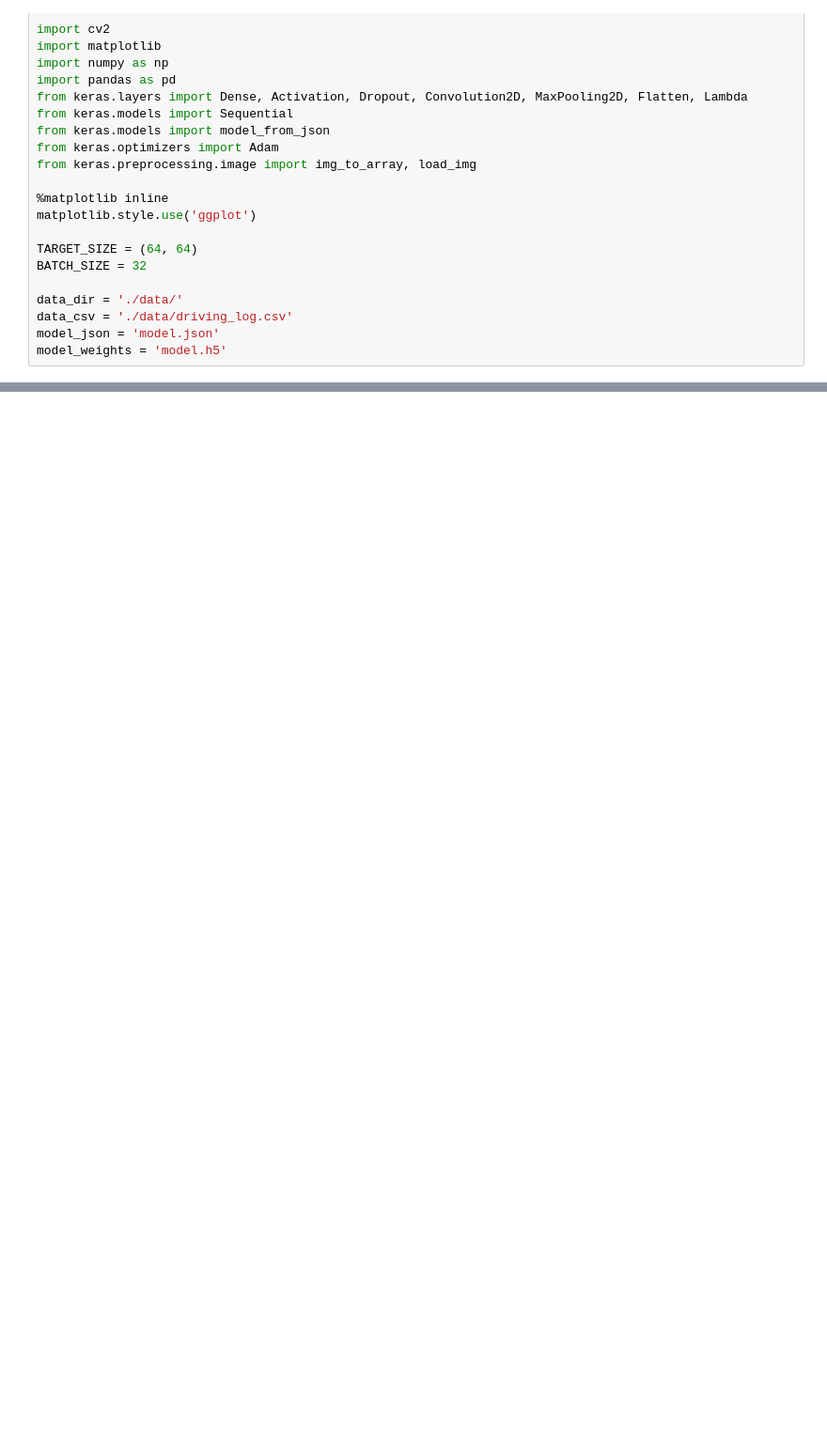
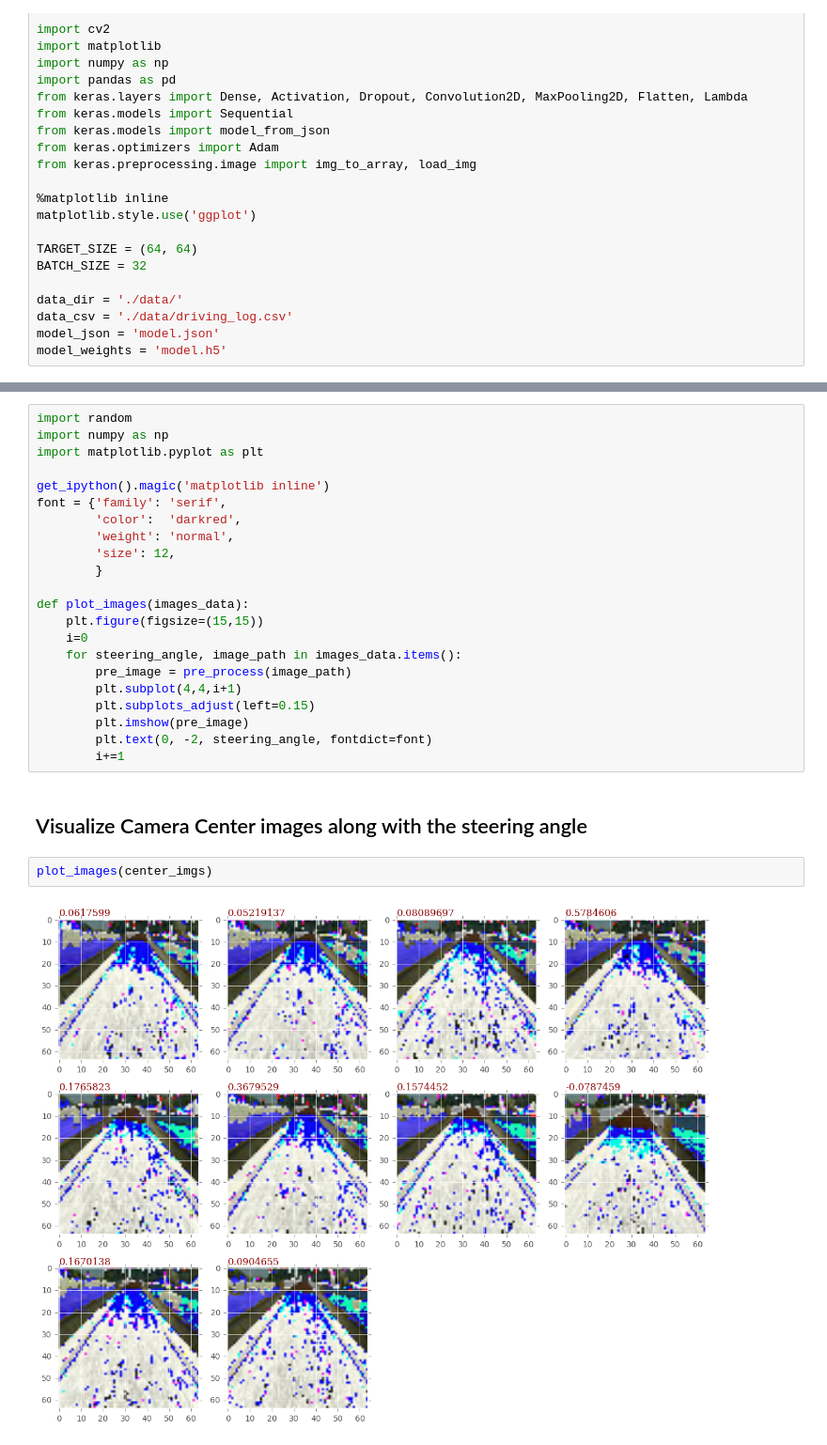
Before and after one commit to a-udacity/Behavioral-cloning-project, a Jupyter notebook: model.ipynb, the cells around one changed output, grey strips where cells are left out. Shown at 94% size. Cells and saved outputs as stored; diff of their text form; blank space fills up the shorter version.

Commit message:
Visualize images along with steering angle after applying pre-processing of images

```diff
--- a/model.ipynb
+++ b/model.ipynb
@@ -48,0 +83,28 @@ def pre_process(X):
+# %%
+import random
+import numpy as np
+import matplotlib.pyplot as plt
+
+get_ipython().magic('matplotlib inline')
+font = {'family': 'serif',
+        'color':  'darkred',
+        'weight': 'normal',
+        'size': 12,
+        }
+
+def plot_images(images_data):
+    plt.figure(figsize=(15,15))
+    i=0
+    for steering_angle, image_path in images_data.items():
+        pre_image = pre_process(image_path)
+        plt.subplot(4,4,i+1)
+        plt.subplots_adjust(left=0.15)
+        plt.imshow(pre_image)
+        plt.text(0, -2, steering_angle, fontdict=font)
+        i+=1
+# %% [markdown]
+## Visualize Camera Center images along with the steering angle
+# %%
+plot_images(center_imgs)
+# %% [output]
+[figure, added]
```
Also changed, not shown: parts of 5 cells of this notebook, 1 other file.
